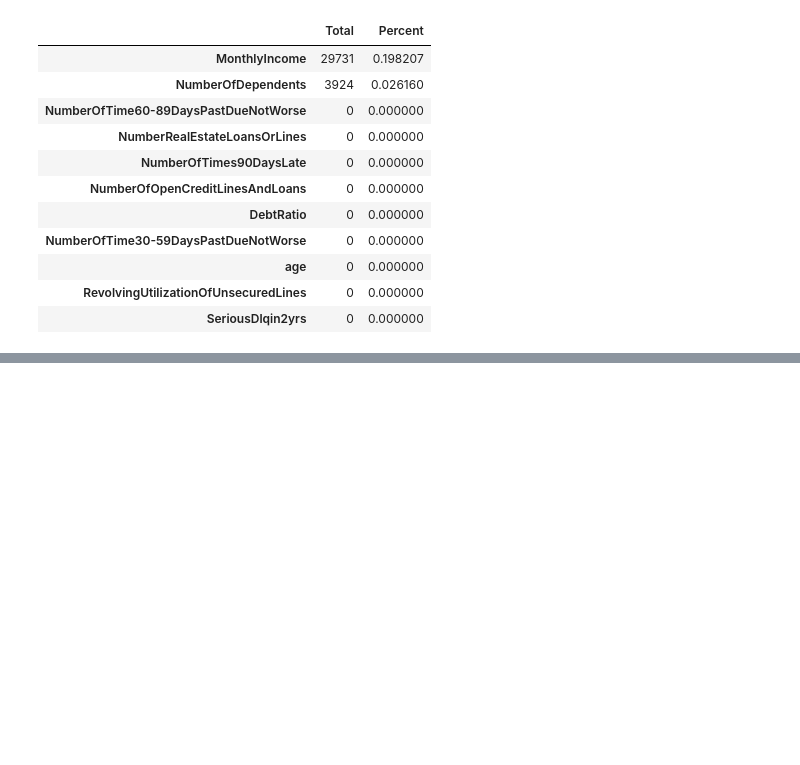
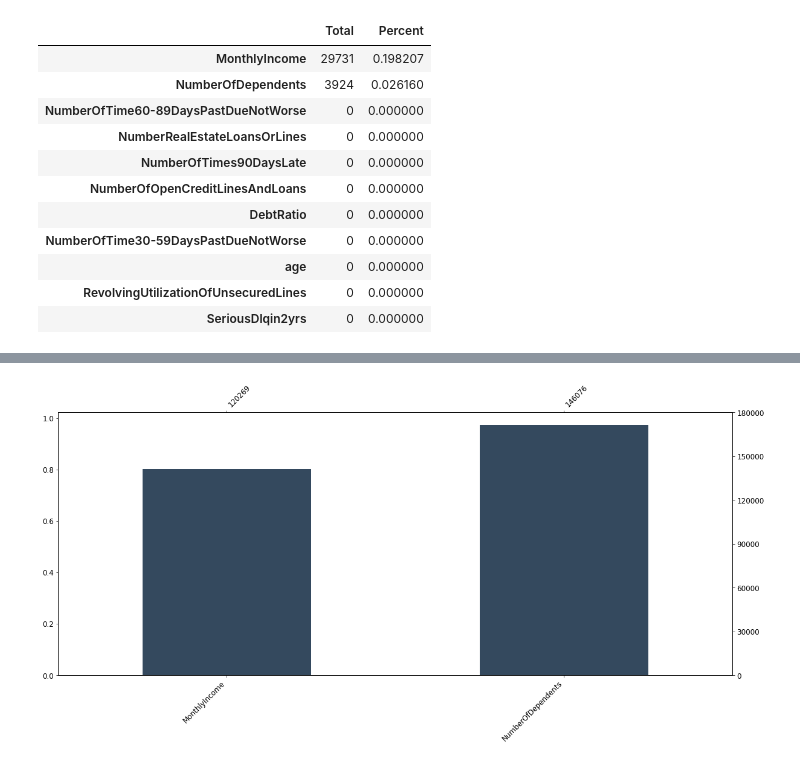
Before and after one commit to tap222/SMART_CUBE, a Jupyter notebook: Missing_values.ipynb, the cells around one changed output, grey strips where cells are left out. Saved outputs shown, nothing was run; the diff lists cells and outputs as text; code cells hidden in the pictures; blank space fills up the shorter version.

```diff
--- a/Missing_values.ipynb
+++ b/Missing_values.ipynb
@@ -47,18 +47,3 @@ missing_data.head(20)
 | age | 0 | 0.000000 |
 | RevolvingUtilizationOfUnsecuredLines | 0 | 0.000000 |
 | SeriousDlqin2yrs | 0 | 0.000000 |
-# %%
-# MonthlyIncome
-
-# only in df, fill the two missing values with the most occurred value, which is "S".
-df["Embarked"] = df["MonthlyIncome"].fillna("S")
-# plot
-sns.factorplot('MonthlyIncome','SeriousDlqin2yrs', data=df,size=4,aspect=3)
-
-fig, (axis1,axis2,axis3) = plt.subplots(1,3,figsize=(15,5))
-
-sns.countplot(x='MonthlyIncome', data=df, ax=axis1)
-sns.countplot(x='SeriousDlqin2yrs', hue="MonthlyIncome", data=df, order=[1,0], ax=axis2)
-
-MonthlyIncome_perc = titanic_df[["MonthlyIncome", "SeriousDlqin2yrs"]].groupby(['MonthlyIncome'],as_index=False).mean()
-sns.barplot(x='MonthlyIncome', y='SeriousDlqin2yrs', data=MonthlyIncome_perc,order=['S','C','Q'],ax=axis3)
@@ -64,0 +100,7 @@ sns.barplot(x='MonthlyIncome', y='SeriousDlqin2yrs', data=MonthlyIncome_perc,ord
+# %%
+import missingno as msno
+missingValueColumns = df.columns[df.isnull().any()].tolist()
+msno.bar(df[missingValueColumns],\
+            figsize=(20,8),color="#34495e",fontsize=12,labels=True,)
+# %% [output]
+[figure, added]
```
Also changed, not shown: parts of 4 cells of this notebook.
